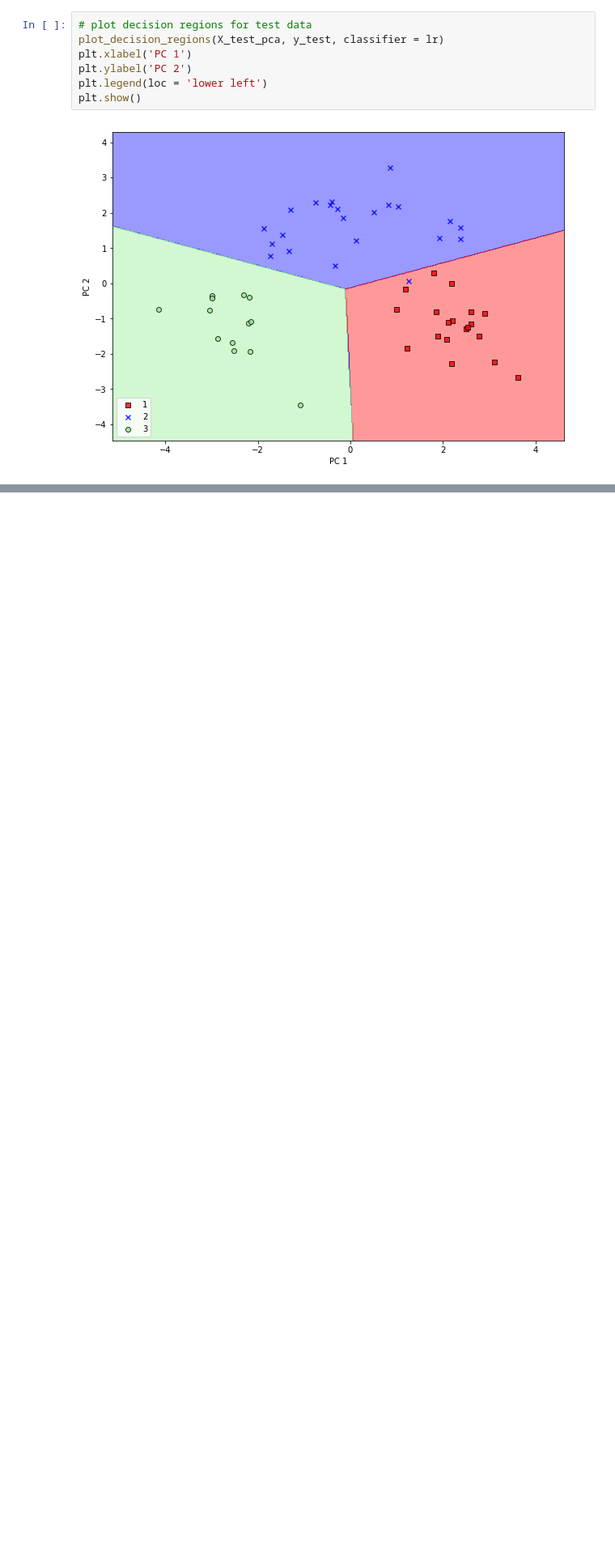
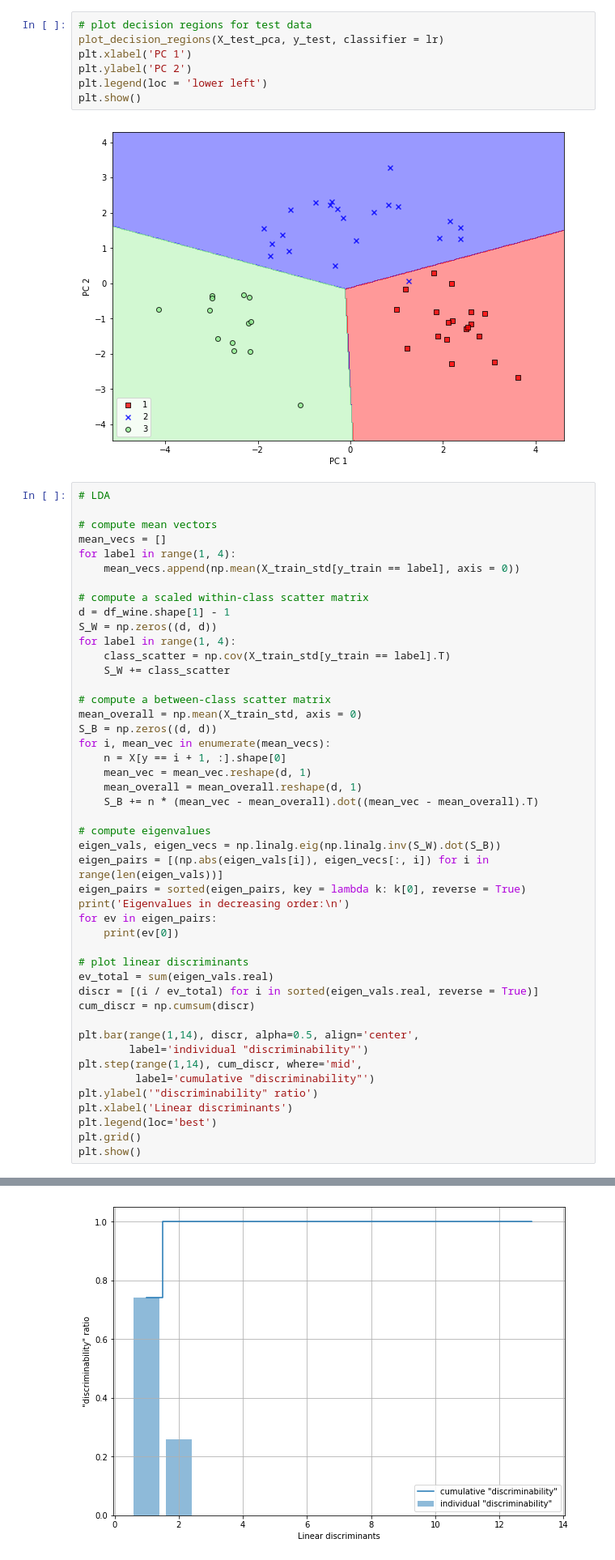
Before and after one commit to khvorov/python-ml, a Jupyter notebook: PCA.ipynb, the cells around one changed output, grey strips where cells are left out. Shown: that part at 81% size. Saved outputs shown, nothing was run; the diff lists cells and outputs as text; blank space fills up the shorter version.

```diff
--- a/PCA.ipynb
+++ b/PCA.ipynb
@@ -117,3 +117,50 @@ plt.legend(loc = 'lower left')
 plt.show()
 # %% [output]
 [figure]
+# %%
+# LDA
+
+# compute mean vectors
+mean_vecs = []
+for label in range(1, 4):
+    mean_vecs.append(np.mean(X_train_std[y_train == label], axis = 0))
+
+# compute a scaled within-class scatter matrix
+d = df_wine.shape[1] - 1
+S_W = np.zeros((d, d))
+for label in range(1, 4):
+    class_scatter = np.cov(X_train_std[y_train == label].T)
+    S_W += class_scatter
+
+# compute a between-class scatter matrix
+mean_overall = np.mean(X_train_std, axis = 0)
+S_B = np.zeros((d, d))
+for i, mean_vec in enumerate(mean_vecs):
+    n = X[y == i + 1, :].shape[0]
+    mean_vec = mean_vec.reshape(d, 1)
+    mean_overall = mean_overall.reshape(d, 1)
+    S_B += n * (mean_vec - mean_overall).dot((mean_vec - mean_overall).T)
+
+# compute eigenvalues
+eigen_vals, eigen_vecs = np.linalg.eig(np.linalg.inv(S_W).dot(S_B))
+eigen_pairs = [(np.abs(eigen_vals[i]), eigen_vecs[:, i]) for i in range(len(eigen_vals))]
+eigen_pairs = sorted(eigen_pairs, key = lambda k: k[0], reverse = True)
+print('Eigenvalues in decreasing order:\n')
+for ev in eigen_pairs:
+    print(ev[0])
+
+# plot linear discriminants
+ev_total = sum(eigen_vals.real)
+discr = [(i / ev_total) for i in sorted(eigen_vals.real, reverse = True)]
+cum_discr = np.cumsum(discr)
+
+plt.bar(range(1,14), discr, alpha=0.5, align='center',
+        label='individual "discriminability"')
+plt.step(range(1,14), cum_discr, where='mid',
+         label='cumulative "discriminability"')
+plt.ylabel('"discriminability" ratio')
+plt.xlabel('Linear discriminants')
+plt.legend(loc='best')
+plt.grid()
+plt.show()
+# %% [output]
@@ -119,0 +182 @@ plt.show()
+[figure, added]
```
Also changed, not shown: parts of 4 cells of this notebook.
